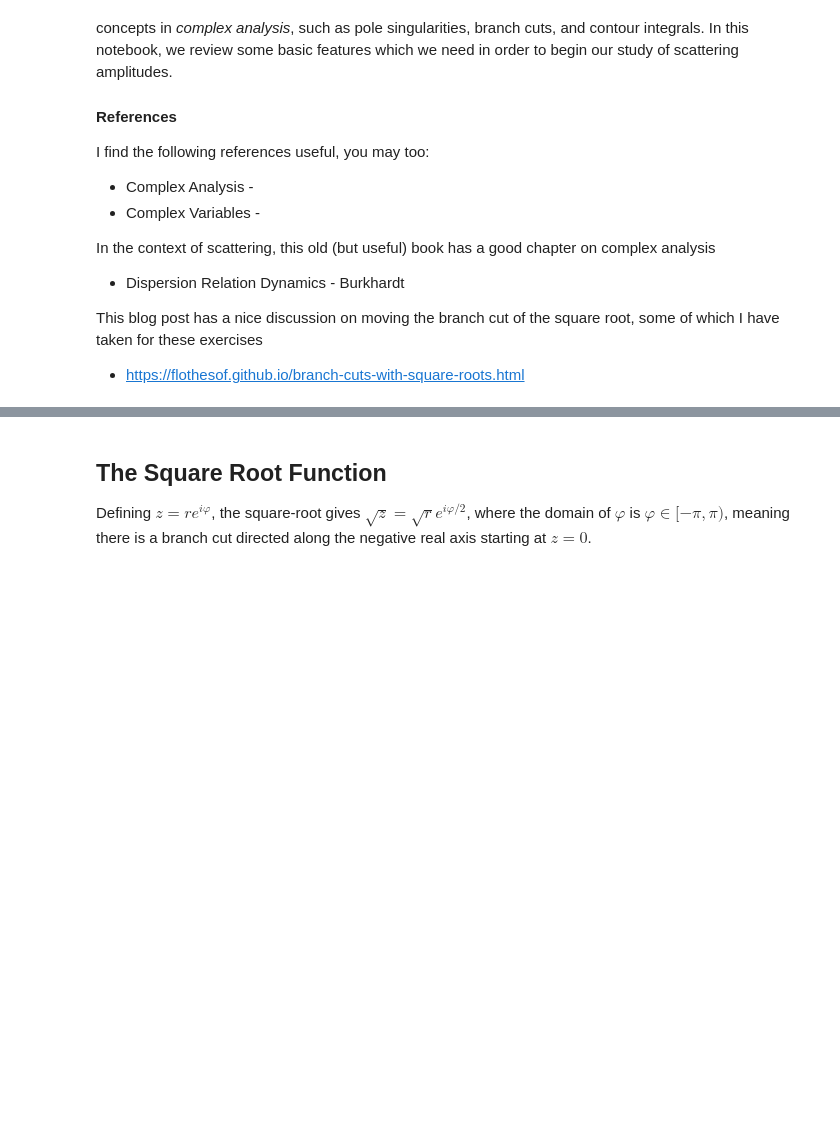
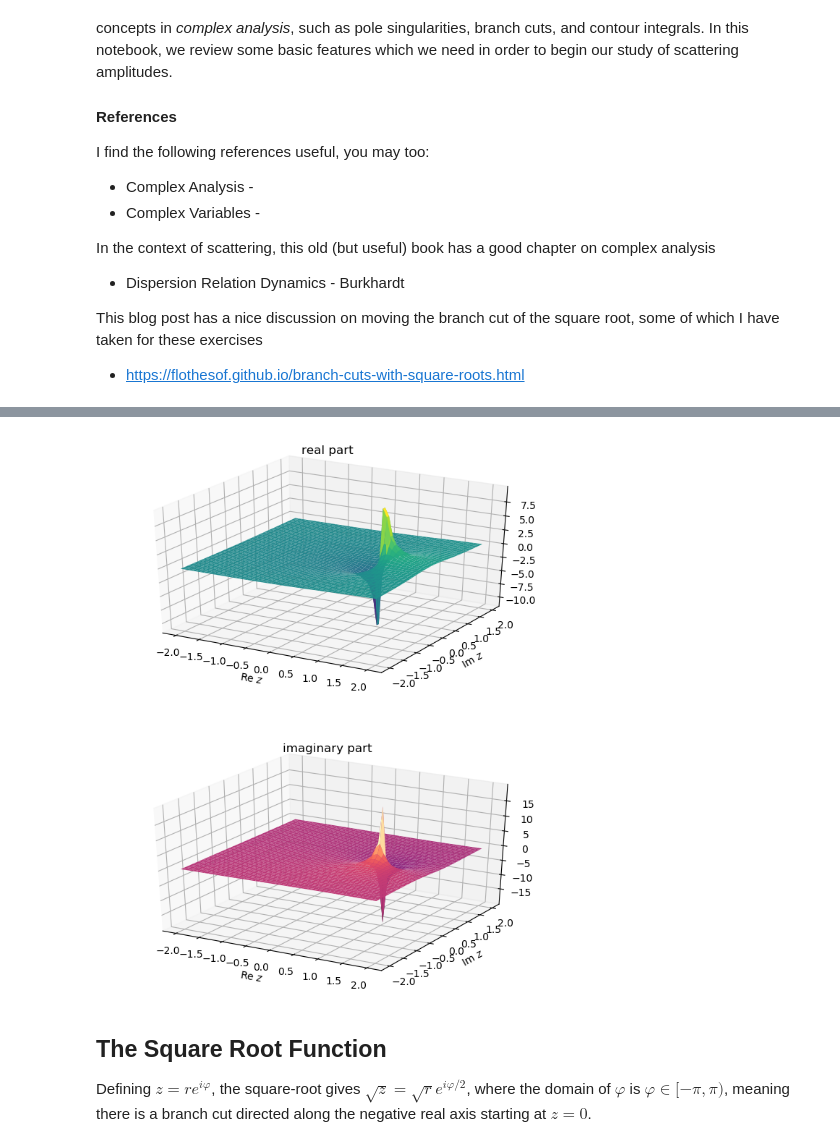
Before and after one commit to ajackura/LatticeSummerSchool2021-ScatteringExercises, a Jupyter notebook: Notebooks/complex.ipynb, the cells around one changed output, grey strips where cells are left out. Saved outputs shown, nothing was run; the diff lists cells and outputs as text; code cells hidden in the pictures; blank space fills up the shorter version.

```diff
--- a/Notebooks/complex.ipynb
+++ b/Notebooks/complex.ipynb
@@ -31,3 +58,28 @@ $$
+# %%
+def argand_plot(func,args):
+    "Plots a function in the Argand (complex) plane."
+    X, Y = np.meshgrid(np.linspace(-2, 2),
+                      np.linspace(-2, 2))
+    Z = X + 1j * Y
+    ax1 = plt.gcf().add_subplot(211, projection='3d')
+    ax2 = plt.gcf().add_subplot(212, projection='3d')
+    ax1.plot_surface(X, Y, np.real(func(Z,*args)), rstride=1, cstride=1, cmap='viridis')
+    ax1.set_xlabel(r'Re $z$')
+    ax1.set_ylabel(r'Im $z$')
+    ax1.set_title('real part')
+    ax2.plot_surface(X, Y, np.imag(func(Z,*args)), rstride=1, cstride=1, cmap='magma')
+    ax2.set_xlabel(r'Re $z$')
+    ax2.set_ylabel(r'Im $z$')
+    ax2.set_title('imaginary part')
+
+z0 = 1.0
+r0 = 1.0
+
+plt.rcParams['figure.figsize'] = (6, 7)
+plt.figure(figsize=(8,10), dpi= 100, facecolor='w', edgecolor='k')
+argand_plot(f,args=[z0,r0])
+# %% [output]
+[figure, added]
 # %% [markdown]
 ## The Square Root Function
 
```
Also changed, not shown: parts of 2 cells of this notebook.
